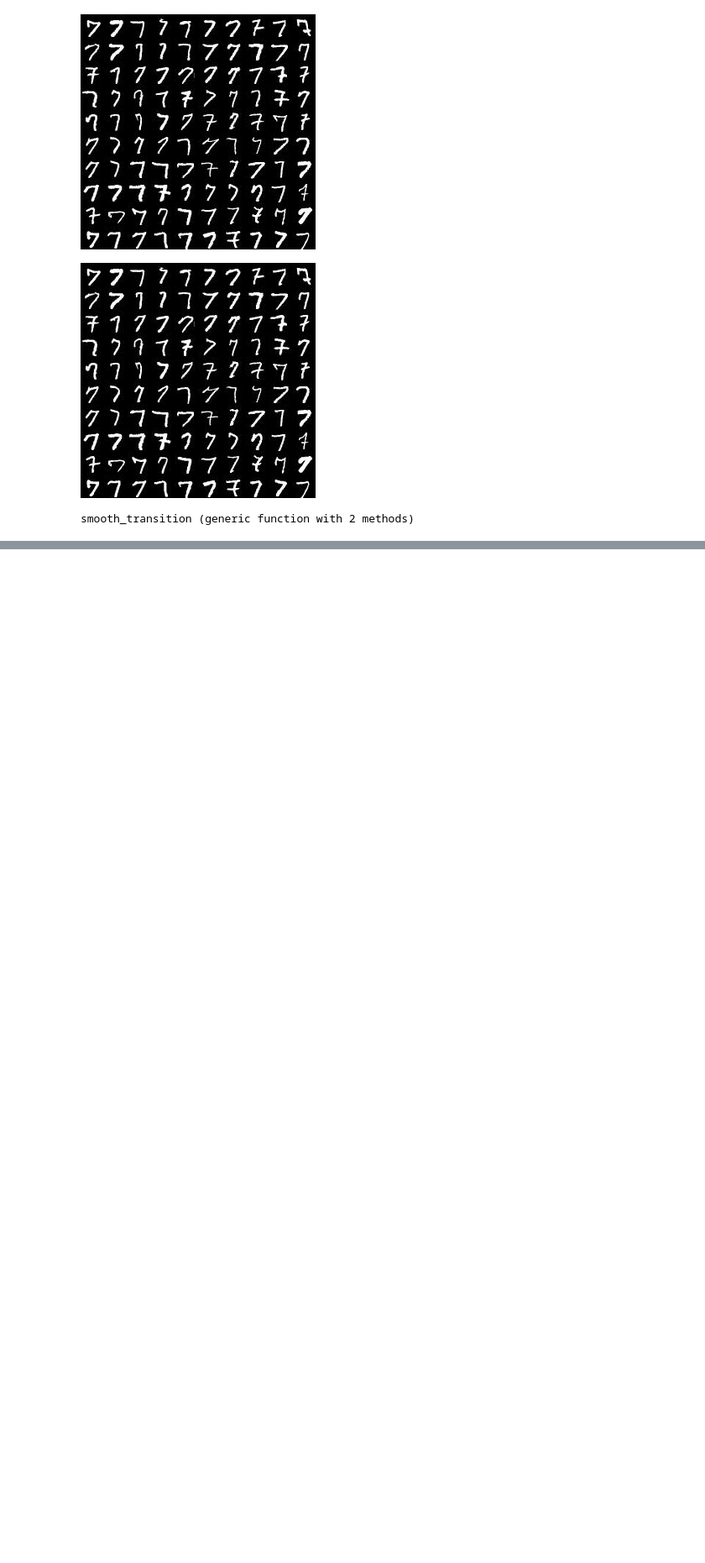
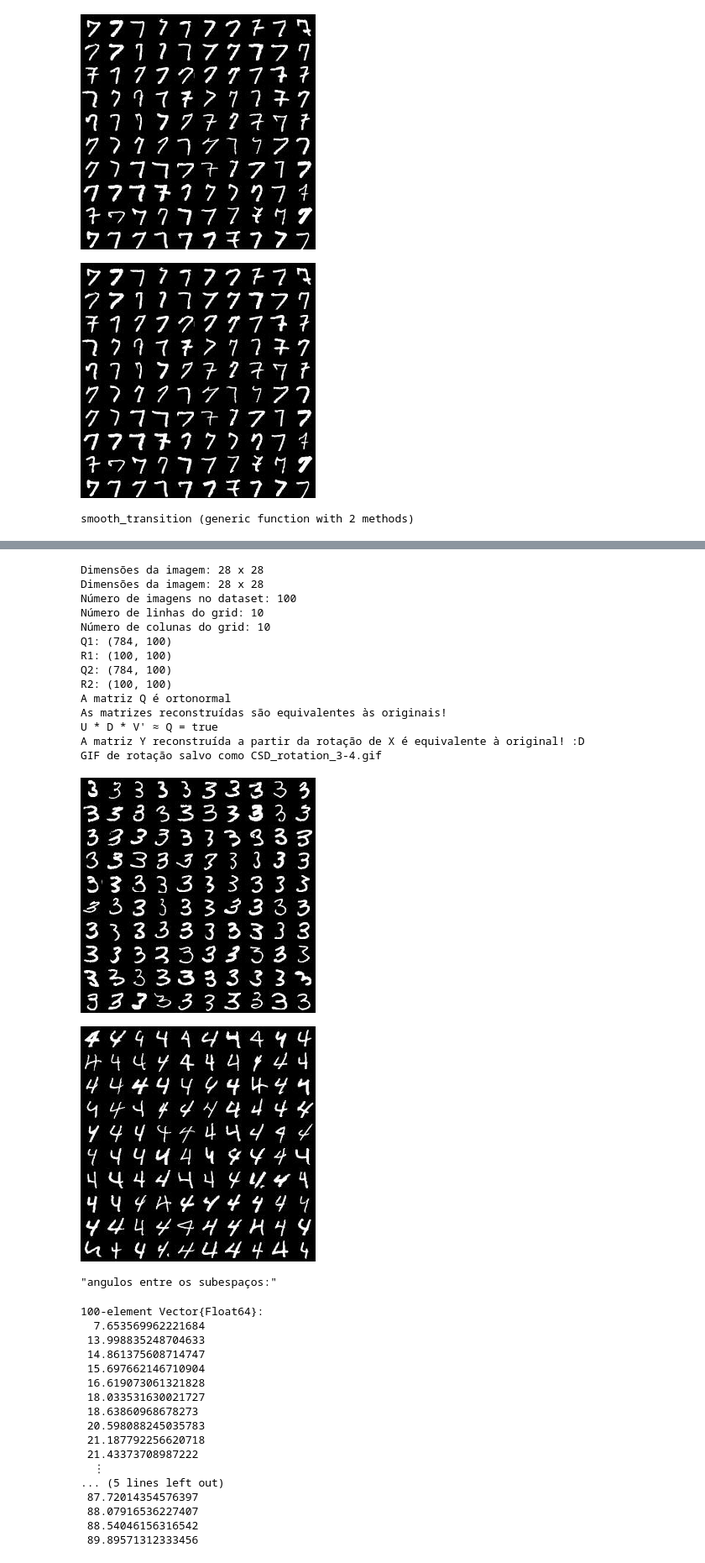
Before and after one commit to MDuqi/CSD-of-subspaces, a Jupyter notebook: Datasets Analyses with CSD.ipynb, the cells around one changed output, grey strips where cells are left out. Shown at 84% size. Cells and saved outputs as stored; diff of their text form; code cells hidden in the pictures; blank space fills up the shorter version.

Commit message:
added rotation_of_subspaces and made tests

```diff
--- a/Datasets Analyses with CSD.ipynb
+++ b/Datasets Analyses with CSD.ipynb
@@ -232,5 +231,6 @@ Número de colunas do grid: 10
 # %%
-folder2 = raw"D:\Docs matheus\UFRJ\7-Setimo Periodo\Alg. Lininear Aplicada\Trabalho final\MNIST\trainingSet\trainingSet\7"
+number2 = 7
+folder2 = raw"MNIST\trainingSet\\"*string(number2)
 Y, h, w = load_images_as_dataset(folder2)
 size(Y)
 # %% [output]
@@ -395,7 +395,7 @@ display(display_image_grid(Y, (h, w), collect(1:size(Y, 1)); grid_shape=(grid_ro
 [figure]
 [figure]
 # %%
-function smooth_transition(Q, c1, r1, E, R2, n_frames)
+function smooth_transition(Q, c1, r1, h, w, E, E1, R2, n_frames, num_X, num_Y, grid_rows, grid_cols)
     U, U1, U2, V, V1, V2, D, θ, W =csd(Q, c1, r1, E)
     frames = []
     max_angle= Diagonal(θ)
@@ -414,7 +414,9 @@ function smooth_transition(Q, c1, r1, E, R2, n_frames)
         frame = clamp.(img,0,1)
         push!(frames, frame)
     end
-    save("CSD_rotation.gif", cat(frames..., dims=3))
+    save("CSD_rotation_"*string(num_X)*"-"*string(num_Y)*".gif", cat(frames..., dims=3))
+    empty!(frames)
+
 end
 # %% [output]
 smooth_transition (generic function with 2 methods)
@@ -422,0 +486,37 @@ smooth_transition(Q, c1, r1, E, R2, 30)
+# %%
+rotation_of_subspaces(3, 4, 100)
+# %% [output]
+Dimensões da imagem: 28 x 28
+Dimensões da imagem: 28 x 28
+Número de imagens no dataset: 100
+Número de linhas do grid: 10
+Número de colunas do grid: 10
+Q1: (784, 100)
+R1: (100, 100)
+Q2: (784, 100)
+R2: (100, 100)
+A matriz Q é ortonormal
+As matrizes reconstruídas são equivalentes às originais!
+U * D * V' ≈ Q = true
+A matriz Y reconstruída a partir da rotação de X é equivalente à original! :D
+GIF de rotação salvo como CSD_rotation_3-4.gif
+[figure, added]
+[figure, added]
+"angulos entre os subespaços:"
+100-element Vector{Float64}:
+  7.653569962221684
+ 13.998835248704633
+ 14.861375608714747
+ 15.697662146710904
+ 16.619073061321828
+ 18.033531630021727
+ 18.63860968678273
+ 20.598088245035783
+ 21.187792256620718
+ 21.43373708987222
+  ⋮
+... (5 lines left out)
+ 87.72014354576397
+ 88.07916536227407
+ 88.54046156316542
+ 89.89571312333456
```
Also changed, not shown: parts of 11 cells of this notebook, 3 other files.
